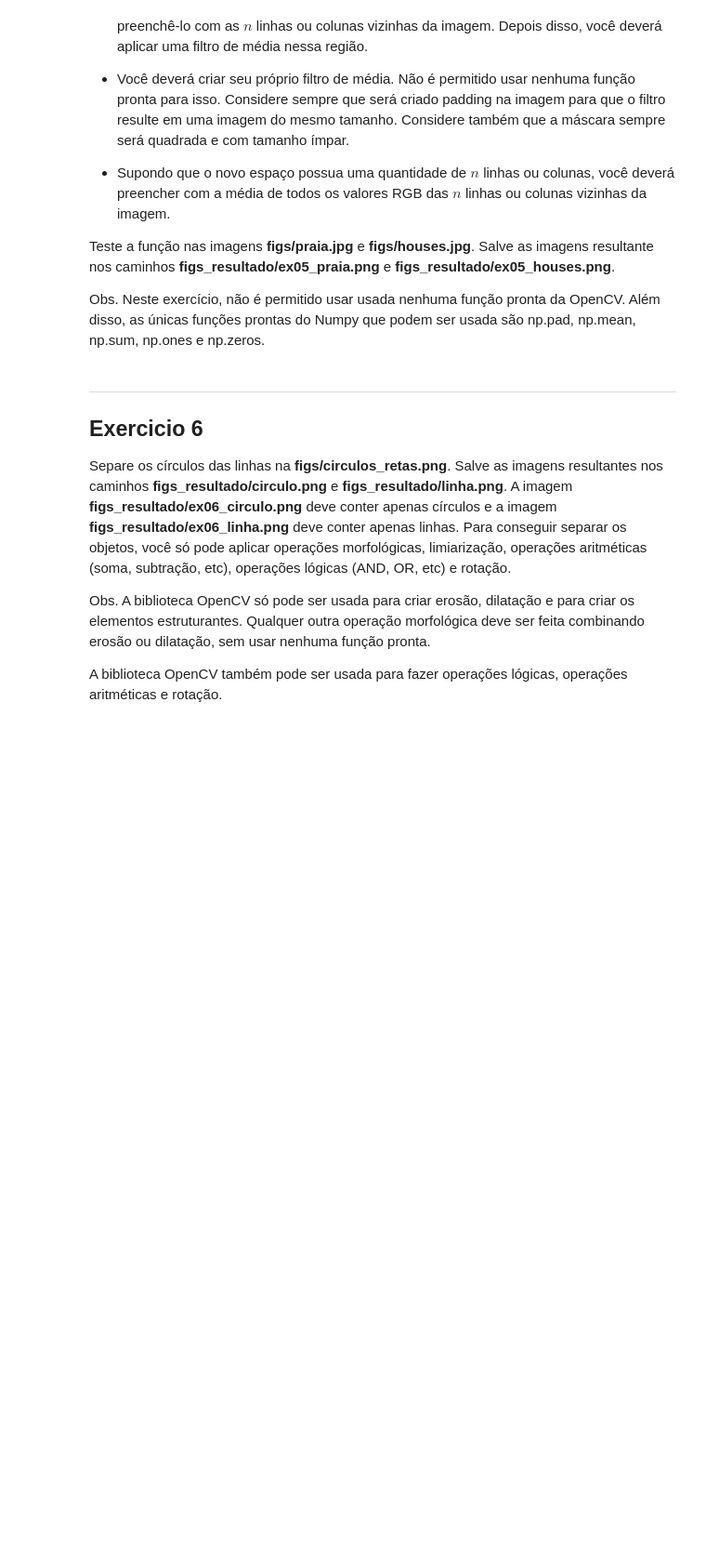
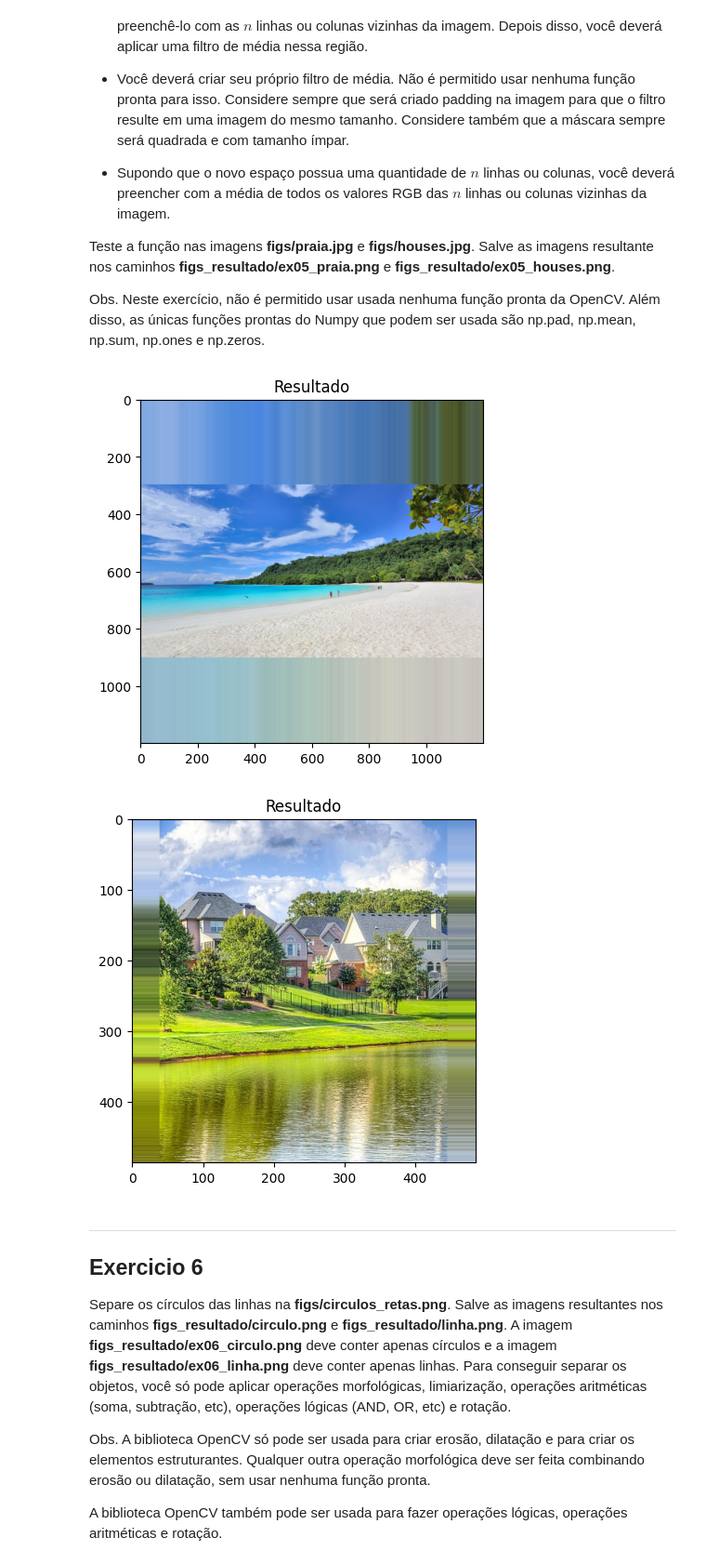
Before and after one commit to RafaelVieiraFelipe/ProcessamentoImagens, a Jupyter notebook: 2024S1_PDI_AC2.ipynb, the cells around one changed output. Shown: that part at 93% size. Drawn from its saved outputs; the diff is of its cells as text; code cells hidden in the pictures; blank space fills up the shorter version.

```diff
--- a/2024S1_PDI_AC2.ipynb
+++ b/2024S1_PDI_AC2.ipynb
@@ -362,33 +374,41 @@ def criar_imagem_quadrada_com_media(img):
         img_padded[-pad_baixo:, :, :] = np.tile(media_inferior, (pad_baixo, 1, 1))
     else:
         media_esquerda = np.mean(img[:, :pad_esquerda, :], axis=1, keepdims=True)
         media_direita = np.mean(img[:, -pad_direita:, :], axis=1, keepdims=True)
         img_padded[:, :pad_esquerda, :] = np.tile(media_esquerda, (1, pad_esquerda, 1))
         img_padded[:, -pad_direita:, :] = np.tile(media_direita, (1, pad_direita, 1))
 
     return img_padded
 
 def processar_e_salvar_imagens(caminhos_imagens, caminho_saida):
     for caminho_imagem in caminhos_imagens:
         img = cv2.imread(caminho_imagem)
         img_rgb = cv2.cvtColor(img, cv2.COLOR_BGR2RGB)
 
         img_quadrada_filtro = criar_imagem_quadrada(img_rgb)
         img_quadrada_media = criar_imagem_quadrada_com_media(img_rgb)
 
         img_quadrada_filtro_bgr = cv2.cvtColor(img_quadrada_filtro, cv2.COLOR_RGB2BGR)
         img_quadrada_media_bgr = cv2.cvtColor(img_quadrada_media, cv2.COLOR_RGB2BGR)
 
         nome_arquivo = caminho_imagem.split('/')[-1].split('.')[0]
         cv2.imwrite(f'{caminho_saida}/ex05_{nome_arquivo}_filtro.png', img_quadrada_filtro_bgr)
         cv2.imwrite(f'{caminho_saida}/ex05_{nome_arquivo}_media.png', img_quadrada_media_bgr)
 
 
+        plt.imshow(img_quadrada_media)
+        plt.title('Resultado')
+        plt.show()
+
+
 caminhos_imagens = ['figs/praia.jpg', 'figs/houses.jpg']
 caminho_saida = 'figs_resultado'
 
 
 processar_e_salvar_imagens(caminhos_imagens, caminho_saida)
+# %% [output]
+[figure, added]
+[figure, added]
 # %% [markdown]
 ----
 ## Exercicio 6
```
Also changed, not shown: parts of 4 cells of this notebook.
